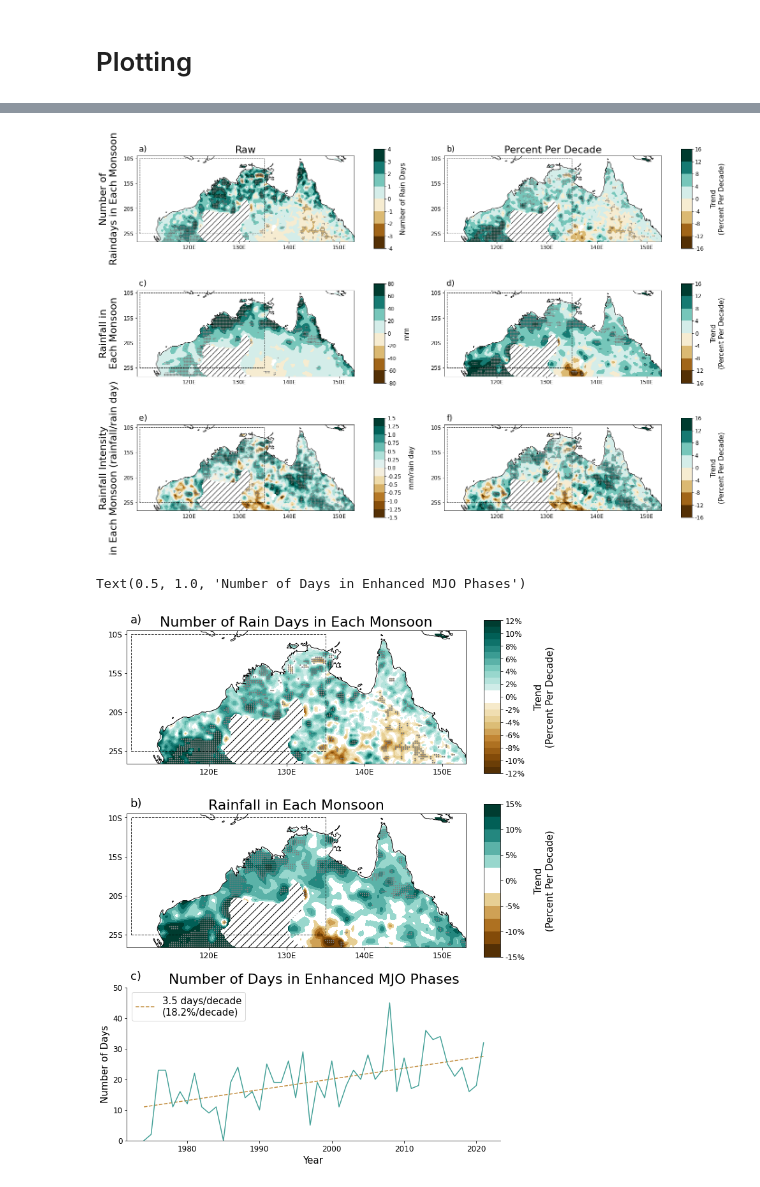
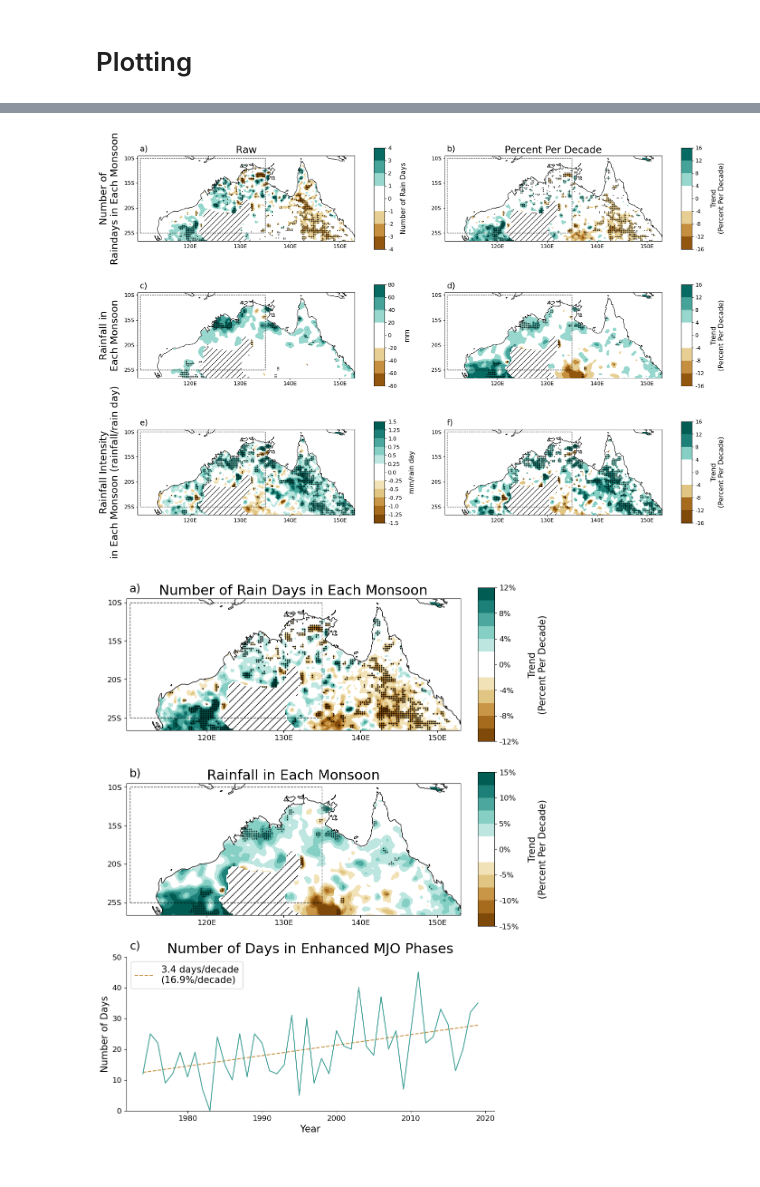
Before and after one commit to alexborowiak/mjo_and_rainfall_trend, a Jupyter notebook: 03_awap_rainfall_trend_and_rmm_trend.ipynb, the cells around one changed output, grey strips where cells are left out. Cells and saved outputs as stored; diff of their text form; code cells hidden in the pictures.

```diff
--- a/03_awap_rainfall_trend_and_rmm_trend.ipynb
+++ b/03_awap_rainfall_trend_and_rmm_trend.ipynb
@@ -134,8 +134,6 @@ names= ['Number of Raindays in Each Monsoon', 'Rainfall in Each Monsoon',
 
 units = ['Number of Rain Days', 'mm', 'mm/rain day']
 # %%
-cmap='BrBG'
-
 fig, gs =  pf.fig_formatter(height_ratios=[1]*len(data_set_list), width_ratios=[1, 0.05] + [0.1] + [1, 0.05],
                            hspace=.35, wspace=.2)
 
@@ -143,8 +141,10 @@ plot_num = 0
 for row_num, ds in enumerate(data_set_list):
     ax = fig.add_subplot(gs[row_num, 0], projection=ccrs.PlateCarree())
     levels = pf.create_levels(vmax=max_list[row_num], step=step_list[row_num])
-    plot_raw = pf.nwa_map_plot(ds.trend * 10, ax, cmap=cmap, levels=levels,
-                   stip_data=phase_calc.values_in_bounds(ds.pvals))
+    cmap = pf.create_discrete_cmap(cmap='BrBG', levels=levels, **pf.BASE_CMAP_KWARGS)
+
+    plot_raw = pf.nwa_map_plot(ds.trend * 10, ax, cmap=cmap, levels=levels,stiple_reduction=False,
+                               stip_data=phase_calc.values_in_bounds(ds.pvals))
     ax.set_ylabel(format_name_string(names[row_num]), size=constants.title_size, labelpad=10)
 
     cax_raw = plt.subplot(gs[row_num, 1])
@@ -155,7 +155,8 @@ for row_num, ds in enumerate(data_set_list):
     ax2 = fig.add_subplot(gs[row_num, 3], projection=ccrs.PlateCarree())
     levels_percent = pf.create_levels(vmax=16, step=4)
     plot_percent = pf.nwa_map_plot(ds.trend_percent, ax2, cmap=cmap, levels=levels_percent,
-                   stip_data=phase_calc.values_in_bounds(ds.pvals))
+                                   stiple_reduction=False,
+                                   stip_data=phase_calc.values_in_bounds(ds.pvals))
 
     cax_percent = plt.subplot(gs[row_num, 4])
     pf.create_colorbar(plot_percent, cax_percent, levels_percent, ticks=levels_percent.astype(str),
@@ -169,64 +170,65 @@ for row_num, ds in enumerate(data_set_list):
     pf.add_figure_label(ax, f'{chr(97+row_num*2)})')
     pf.add_figure_label(ax2, f'{chr(97+row_num*2+1)})')
 
-# fig.savefig(os.path.join(constants.IMAGE_SAVE_DIR, '03_all_index_trends.png')
-#             , dpi=600, bbox_inches='tight')
+fig.savefig(os.path.join(constants.IMAGE_SAVE_DIR, '03_all_index_trends.png')
+            , dpi=600, bbox_inches='tight')
 # %% [output]
-[figure, old version]
+[figure, new version]
 # %%
 fig, gs = pf.fig_formatter(height_ratios=[1,1,1], width_ratios=[1, 0.05], hspace=0.2, wspace=0.1)
 
 
-levels1 = pf.create_levels(vmax=12, step=1)
-cmap1 = pf.create_discrete_cmap('BrBG', levels=levels1, add_white=True)
+levels1 = pf.create_levels(vmax=12, step=2)
+cmap1 = pf.create_discrete_cmap('BrBG', levels=levels1, **pf.BASE_CMAP_KWARGS)
 
 ax1 = fig.add_subplot(gs[0,0], projection = ccrs.PlateCarree())
-plot1 = pf.nwa_map_plot(trend_count_ds.trend_percent, ax1, cmap1, levels1, sig_size=2,
-    stip_data = phase_calc.values_in_bounds(trend_count_ds.pvals),
+plot1 = pf.nwa_map_plot(trend_count_ds.trend_percent, ax1,
+                        cmap1, levels1, sig_size=2, stiple_reduction=False,
+                        stip_data = phase_calc.values_in_bounds(trend_count_ds.pvals),
                         title = 'Number of Rain Days in Each Monsoon')
 
 pf.add_figure_label(ax1, 'a)')
 
 cax1 = plt.subplot(gs[0,1])
 ticks1 = np.core.defchararray.add(levels1.astype(str)  , np.tile('%',len(levels1)))
+
 pf.create_colorbar(plot1, cax1, levels1, ticks=ticks1[::2], cbar_title= "Trend\n(Percent Per Decade)",
                    orientation='vertical', rotation=0, cut_ticks=2, title_rotation=90,
-                  labelpad=15)
+                   labelpad=15)
 
 levels2 = pf.create_levels(vmax=15, step=2.5)
-cmap2 = pf.create_discrete_cmap('BrBG', levels=levels2, add_white=True)
+cmap2 = pf.create_discrete_cmap('BrBG', levels=levels2, **pf.BASE_CMAP_KWARGS)
 
 ax2 = fig.add_subplot(gs[1,0], projection = ccrs.PlateCarree())
-plot2 = pf.nwa_map_plot(trend_sum_ds.trend_percent, ax2, cmap2, levels2,
-    stip_data = phase_calc.values_in_bounds(trend_sum_ds.pvals)
-                        ,title = 'Rainfall in Each Monsoon')
+plot2 = pf.nwa_map_plot(trend_sum_ds.trend_percent, ax2, cmap2, levels2, stiple_reduction=False,
+                        stip_data = phase_calc.values_in_bounds(trend_sum_ds.pvals),
+                        title = 'Rainfall in Each Monsoon')
 
 pf.add_figure_label(ax2, 'b)')
 
 cax2 = plt.subplot(gs[1,1])
 ticks2 = np.core.defchararray.add(levels2.astype(int).astype(str)  , np.tile('%',len(levels2)))
 pf.create_colorbar(plot2, cax2, levels2,  ticks=ticks2[::2], cbar_title="Trend\n(Percent Per Decade)",
                    orientation='vertical', rotation=0, cut_ticks=2, title_rotation=90,
                   labelpad=15)
 
 ################ MJO Trend
 
 phase = 'enhanced'
 
 ax = fig.add_subplot(gs[2,:])
 
 pf.mjo_single_phase_line_plot(ax, subphase_count.sel(phase = phase).number, trendline_color=constants.brown)
 
 ax.set_ylim([0,50])
 ax.set_xlabel('Year', size = constants.cbar_title_size)
 ax.set_ylabel('Number of Days', size=constants.cbar_title_size)
 ax.legend(loc='upper left', fontsize=constants.cbar_title_size)
 pf.format_axis(ax)
 pf.add_figure_label(ax, 'c)')
 ax.set_title('Number of Days in Enhanced MJO Phases', size=constants.title_size)
 
-# fig.savefig(os.path.join(image_dir, '03_final_total_trend_and_rmm_enhanced_trend.png'), dpi = 600
-#            ,bbox_inches = 'tight', pad = 0)
+fig.savefig(os.path.join(image_dir, '03_final_total_trend_and_rmm_enhanced_trend.png'), dpi = 600
+           ,bbox_inches = 'tight', pad = 0)
 # %% [output]
-Text(0.5, 1.0, 'Number of Days in Enhanced MJO Phases')
-[figure, old version]
+[figure, new version]
```
Also changed, not shown: parts of 4 cells of this notebook, 3 other files.
